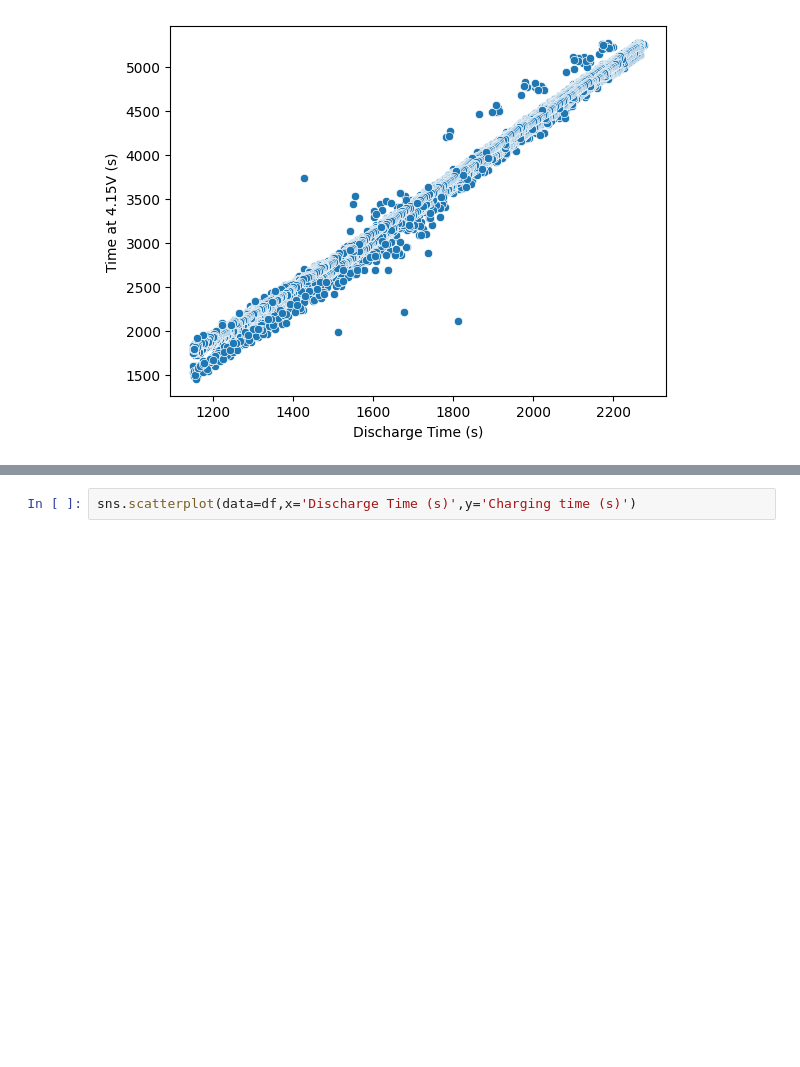
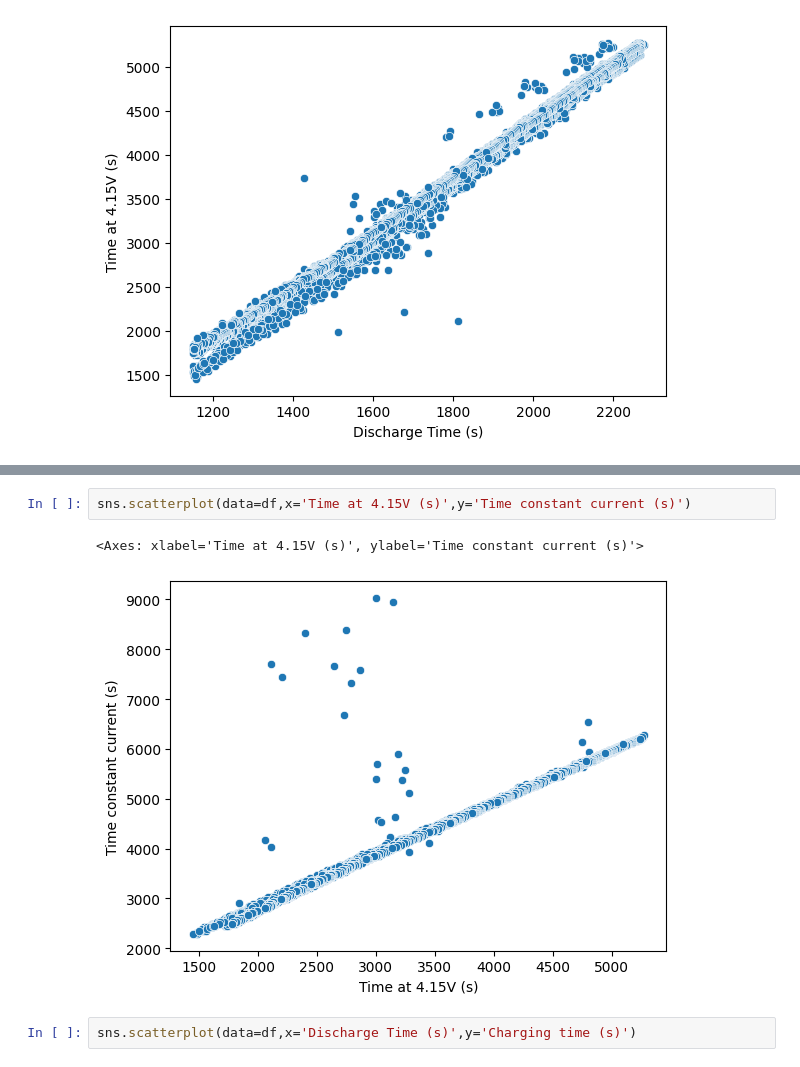
Before and after one commit to corioIA/Projet_IA, a Jupyter notebook: IA_bat.ipynb, the cells around one changed output, grey strips where cells are left out. Cells and saved outputs as stored; diff of their text form; blank space fills up the shorter version.

```diff
--- a/IA_bat.ipynb
+++ b/IA_bat.ipynb
@@ -230,3 +241,8 @@ sns.scatterplot(data=df,x='Discharge Time (s)',y='Time at 4.15V (s)')
+# %%
+sns.scatterplot(data=df,x='Time at 4.15V (s)',y='Time constant current (s)')
+# %% [output]
+<Axes: xlabel='Time at 4.15V (s)', ylabel='Time constant current (s)'>
+[figure, added]
 # %%
 sns.scatterplot(data=df,x='Discharge Time (s)',y='Charging time (s)')
 # %% [output]
```
Also changed, not shown: parts of 20 cells of this notebook.
